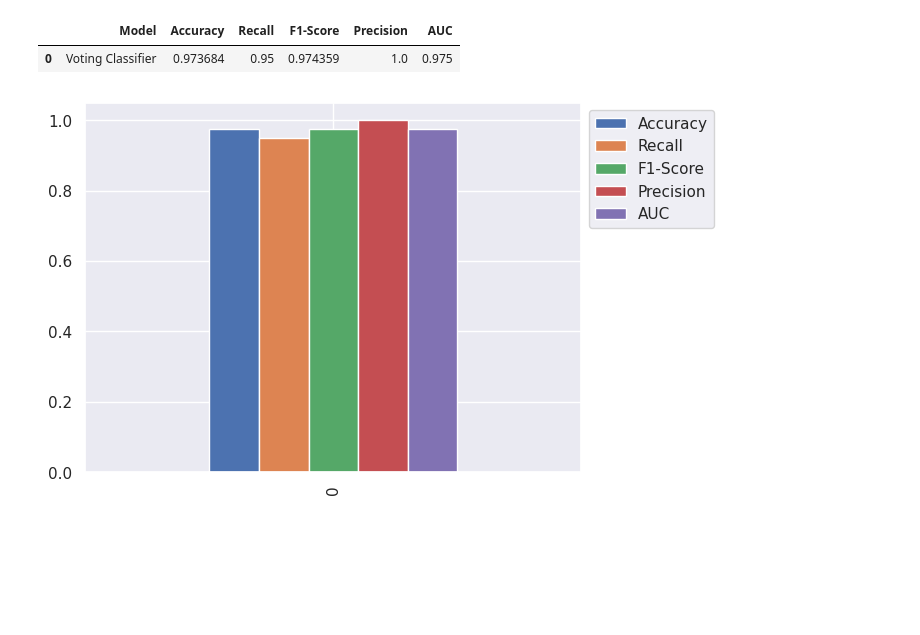
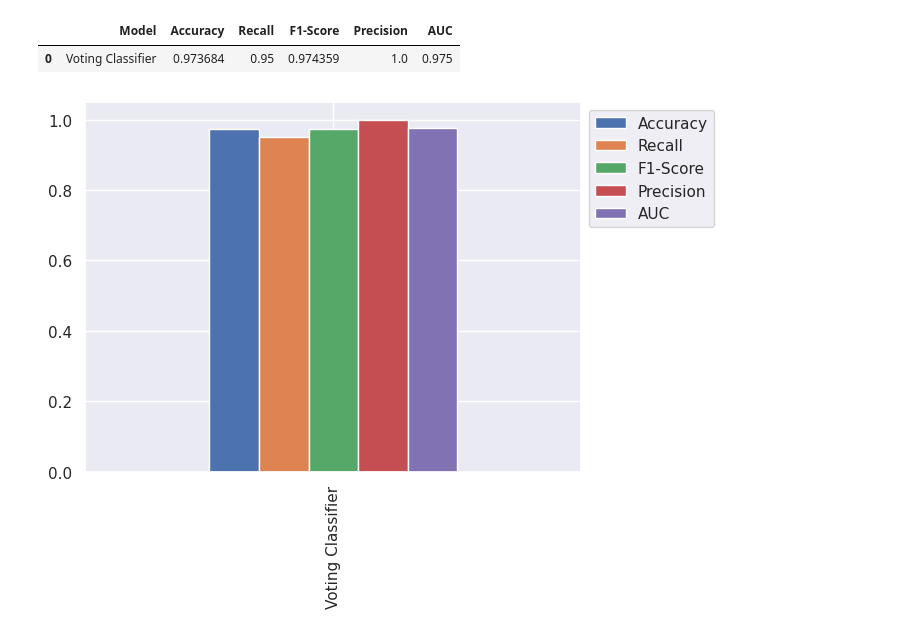
Before and after one commit to Vidya-ak-14/Alzheimerdisease, a Jupyter notebook: Another_copy_of_Alzheimer_detection_final.ipynb, the cells around one changed output. Cells and saved outputs as stored; diff of their text form; code cells hidden in the pictures; blank space fills up the shorter version.

```diff
--- a/Another_copy_of_Alzheimer_detection_final.ipynb
+++ b/Another_copy_of_Alzheimer_detection_final.ipynb
@@ -9,7 +9,7 @@ import matplotlib.pyplot as plt
 
 sns.set()
 
-df = pd.read_csv('/content/oasis_longitudinal.csv')
+df = pd.read_csv('/content/oasis_longitudinal (2).csv')
 print(df.head())
 df.shape
 # %% [output]
@@ -487,38 +235,0 @@ Maximum depth. [1, 2, ..., 8]
-# %%
-best_score = 0
-
-for md in range(1, 9): # iterate different maximum depth values
-    # train the model
-    treeModel = DecisionTreeClassifier(random_state=0, max_depth=md, criterion='gini')
-    # perform cross-validation
-    scores = cross_val_score(treeModel, X_trainval_scaled, Y_trainval, cv=kfolds, scoring='accuracy')
-
-    # compute mean cross-validation accuracy
-    score = np.mean(scores)
-
-    # if we got a better score, store the score and parameters
-    if score > best_score:
-        best_score = score
-        best_parameter = md
-
-# Rebuild a model on the combined training and validation set
-SelectedDTModel = DecisionTreeClassifier(max_depth=best_parameter).fit(X_trainval_scaled, Y_trainval )
-#estimator.append(('DT',DecisionTreeClassifier(max_depth=best_parameter)))
-
-test_score = SelectedDTModel.score(X_test_scaled, Y_test)
-PredictedOutput = SelectedDTModel.predict(X_test_scaled)
-test_recall = recall_score(Y_test, PredictedOutput, pos_label=1)
-test_F1_score=f1_score(Y_test, PredictedOutput, pos_label=1)
-test_precision=precision_score(Y_test, PredictedOutput, pos_label=1)
-fpr, tpr, thresholds = roc_curve(Y_test, PredictedOutput, pos_label=1)
-test_auc = auc(fpr, tpr)
-print("Best accuracy on validation set is:", best_score)
-print("Best parameter for regularization (C) is: ", best_parameters)
-print("Test accuracy with best C parameter is", test_score)
-print("Test recall with the best C parameter is", test_recall)
-print("Test F1_score with the best C parameter is", test_F1_score)
-print("Test Precision with the best C parameter is", test_precision)
-print("Test AUC with the best C parameter is", test_auc)
-
-m = 'Decision Tree'
-#acc.append([m, test_score, test_recall,test_F1_score,test_precision,test_auc, fpr, tpr, thresholds])
@@ -876,10 +454,10 @@ result[['Model', 'Accuracy', 'Recall','F1-Score','Precision' ,'AUC']]
 # %%
 # results graph
 result.plot.bar()
-#plt.xticks(range(8), result["Model"])
+plt.xticks(range(1), result["Model"])
 plt.legend(bbox_to_anchor=(1, 1));
 # %% [output]
-[figure, old version]
+[figure, new version]
 # %%
 def make_confusion_matrix(cf,
                           group_names=None,
```
Also changed, not shown: parts of 31 cells of this notebook.
